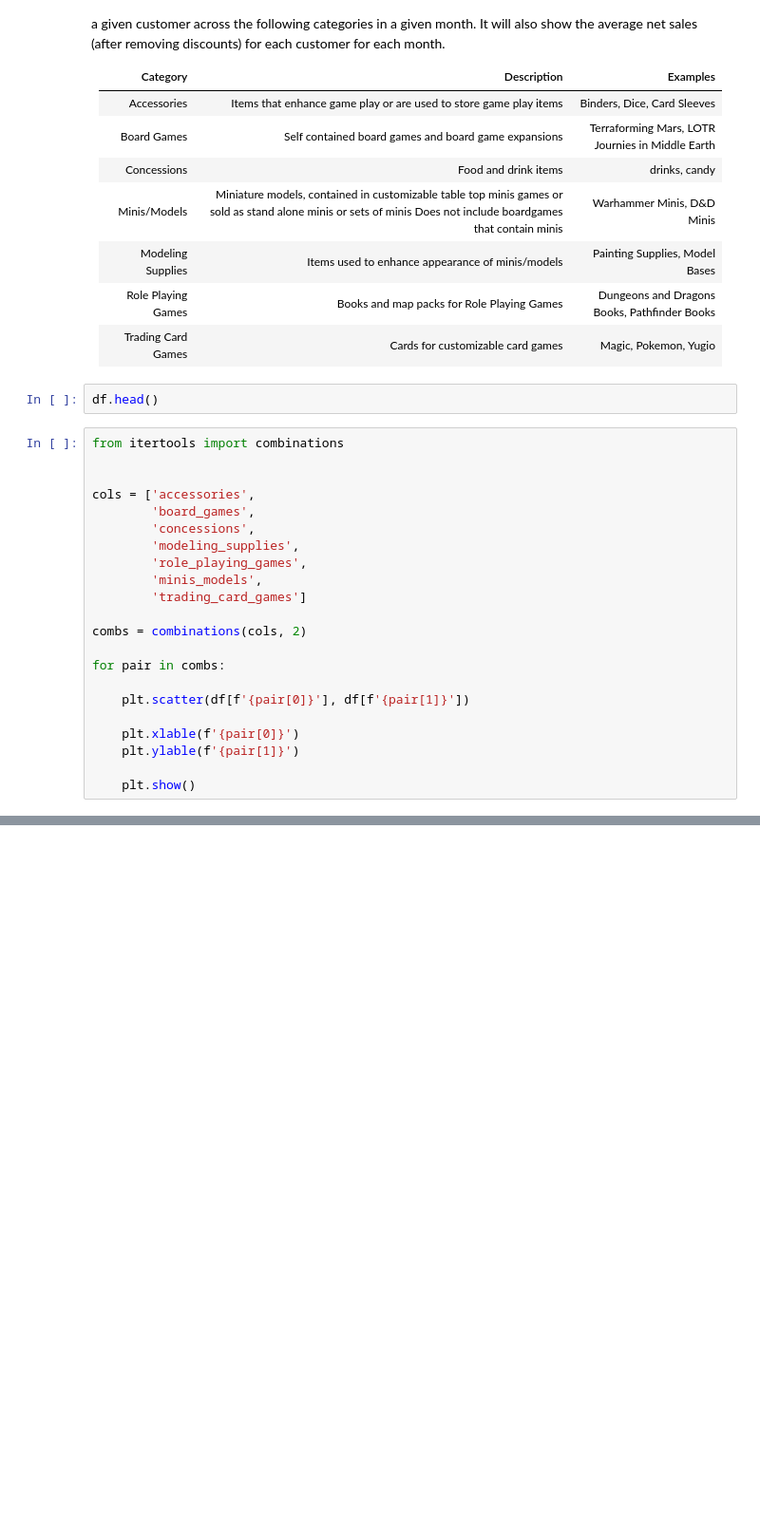
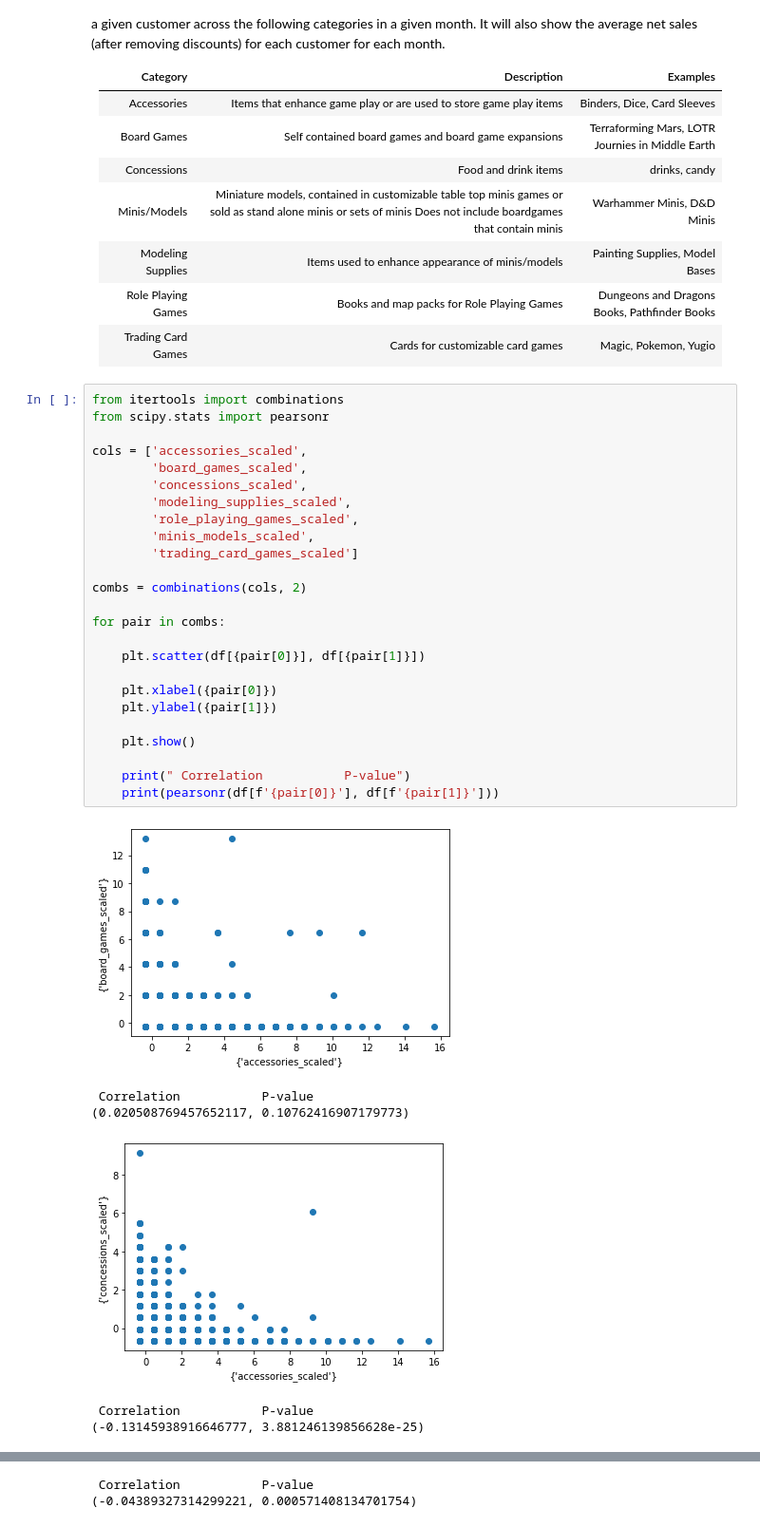
Before and after one commit to Johndsalas/customer_interest_analysis, a Jupyter notebook: customer_profiles.ipynb, the cells around one changed output, grey strips where cells are left out. Shown at 95% size. Saved outputs shown, nothing was run; the diff lists cells and outputs as text; blank space fills up the shorter version.

```diff
--- a/customer_profiles.ipynb
+++ b/customer_profiles.ipynb
@@ -129,27 +146,35 @@ The final transformation of the data will contain columns showing the average nu
 |Modeling Supplies|Items used to enhance appearance of minis/models|Painting Supplies, Model Bases|
 |Role Playing Games|Books and map packs for Role Playing Games|Dungeons and Dragons Books, Pathfinder Books|
 |Trading Card Games|Cards for customizable card games|Magic, Pokemon, Yugio|
-# %%
-df.head()
 # %%
 from itertools import combinations
+from scipy.stats import pearsonr
 
-
-cols = ['accessories',
-        'board_games',
-        'concessions',
-        'modeling_supplies',
-        'role_playing_games',
-        'minis_models',
-        'trading_card_games']
+cols = ['accessories_scaled',
+        'board_games_scaled',
+        'concessions_scaled',
+        'modeling_supplies_scaled',
+        'role_playing_games_scaled',
+        'minis_models_scaled',
+        'trading_card_games_scaled']
 
 combs = combinations(cols, 2)
 
 for pair in combs:
 
-    plt.scatter(df[f'{pair[0]}'], df[f'{pair[1]}'])
+    plt.scatter(df[{pair[0]}], df[{pair[1]}])
 
-    plt.xlable(f'{pair[0]}')
-    plt.ylable(f'{pair[1]}')
+    plt.xlabel({pair[0]})
+    plt.ylabel({pair[1]})
 
     plt.show()
+
+    print(" Correlation           P-value")
+    print(pearsonr(df[f'{pair[0]}'], df[f'{pair[1]}']))
+# %% [output]
+[figure, added]
+ Correlation           P-value
+(0.020508769457652117, 0.10762416907179773)
+[figure, added]
+ Correlation           P-value
+(-0.13145938916646777, 3.881246139856628e-25)
@@ -155,0 +182,2 @@ for pair in combs:
+ Correlation           P-value
+(-0.04389327314299221, 0.000571408134701754)
```
Also changed, not shown: parts of 12 cells of this notebook, 1 other file.
